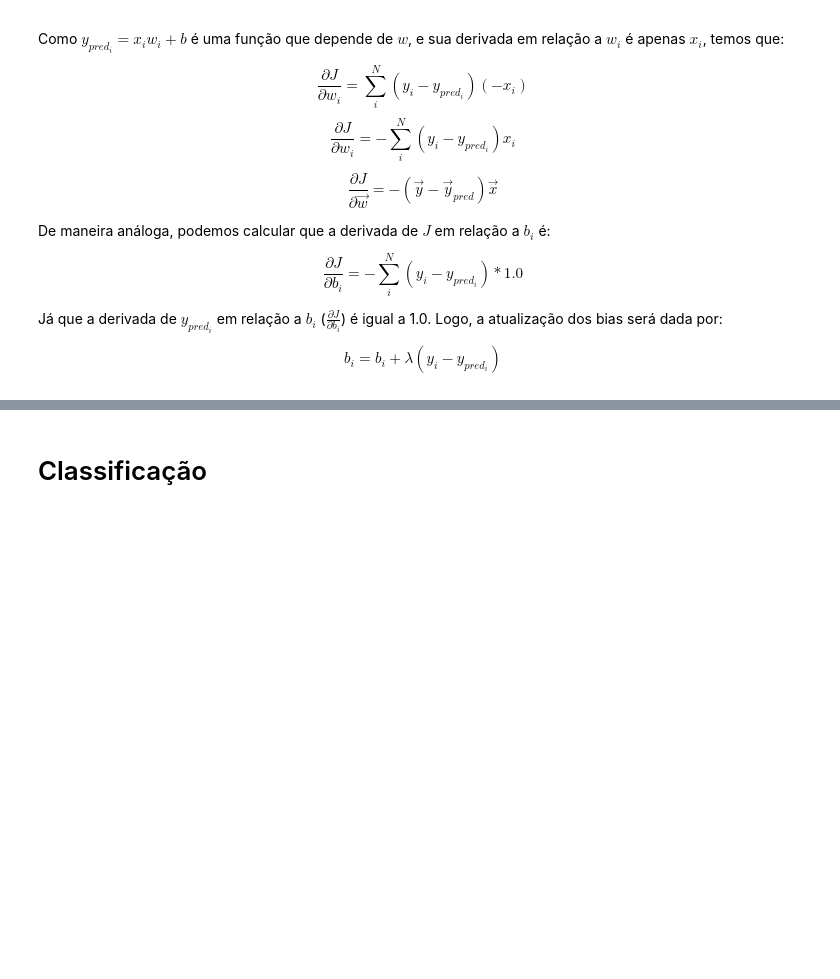
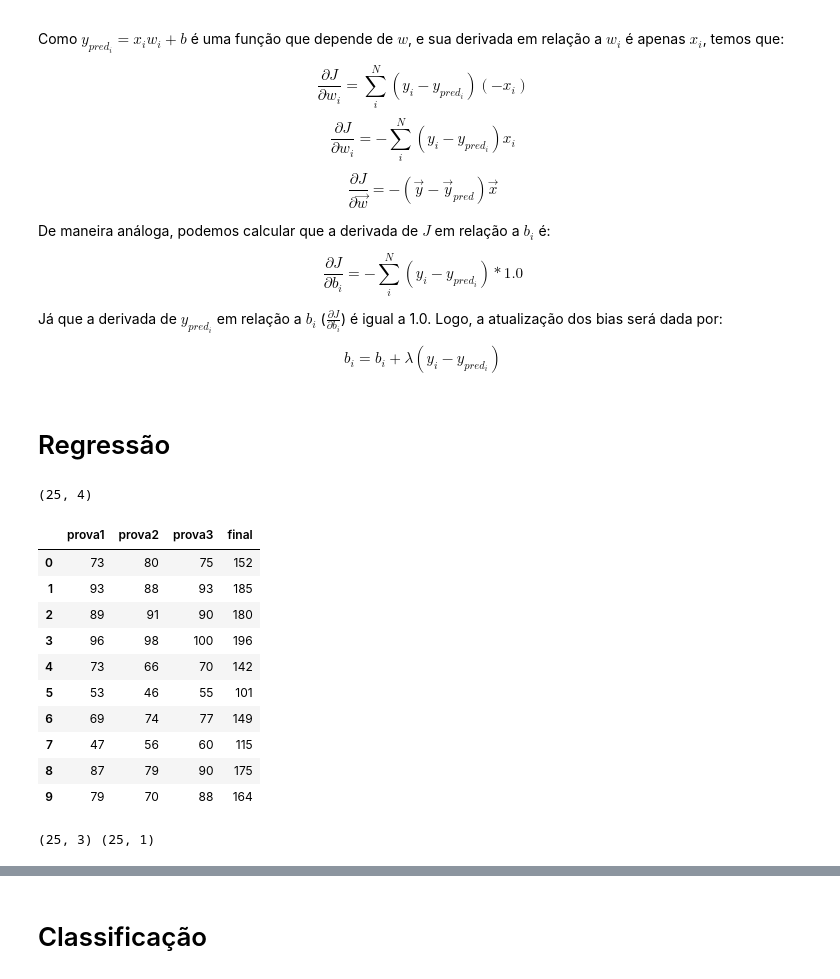
Before and after one commit to arnaldog12/Manual-Pratico-Deep-Learning, a Jupyter notebook: Adaline.ipynb, the cells around one changed output, grey strips where cells are left out. Drawn from its saved outputs; the diff is of its cells as text; code cells hidden in the pictures; blank space fills up the shorter version.

Commit message:
adiciona exemplo de regressão no adaline
- melhora formatação das fórmulas no notebook de Backpropagation

```diff
--- a/Adaline.ipynb
+++ b/Adaline.ipynb
@@ -114,3 +114,30 @@ $$\frac{\partial J}{\partial b_i} = -\sum_i^N (y_i - y_{pred_i})*1.0$$
 Já que a derivada de $y_{pred_i}$ em relação a $b_i$ ($\frac{\partial J}{\partial b_i}$) é igual a 1.0. Logo, a atualização dos bias será dada por:
 
 $$b_i = b_i + \lambda(y_i - y_{pred_i})$$
+# %% [markdown]
+# Regressão
+# %%
+df = pd.read_csv('data/notas.csv')
+
+print(df.shape)
+df.head(10)
+# %% [output]
+(25, 4)
+|  | prova1 | prova2 | prova3 | final |
+| 0 | 73 | 80 | 75 | 152 |
+| 1 | 93 | 88 | 93 | 185 |
+| 2 | 89 | 91 | 90 | 180 |
+| 3 | 96 | 98 | 100 | 196 |
+| 4 | 73 | 66 | 70 | 142 |
+| 5 | 53 | 46 | 55 | 101 |
+| 6 | 69 | 74 | 77 | 149 |
+| 7 | 47 | 56 | 60 | 115 |
+| 8 | 87 | 79 | 90 | 175 |
+| 9 | 79 | 70 | 88 | 164 |
+# %%
+x = df[['prova1', 'prova2', 'prova3']].values
+y = df['final'].values.reshape(-1, 1)
+
+print(x.shape, y.shape)
+# %% [output]
+(25, 3) (25, 1)
```
Also changed, not shown: parts of 10 cells of this notebook, 1 other file.
